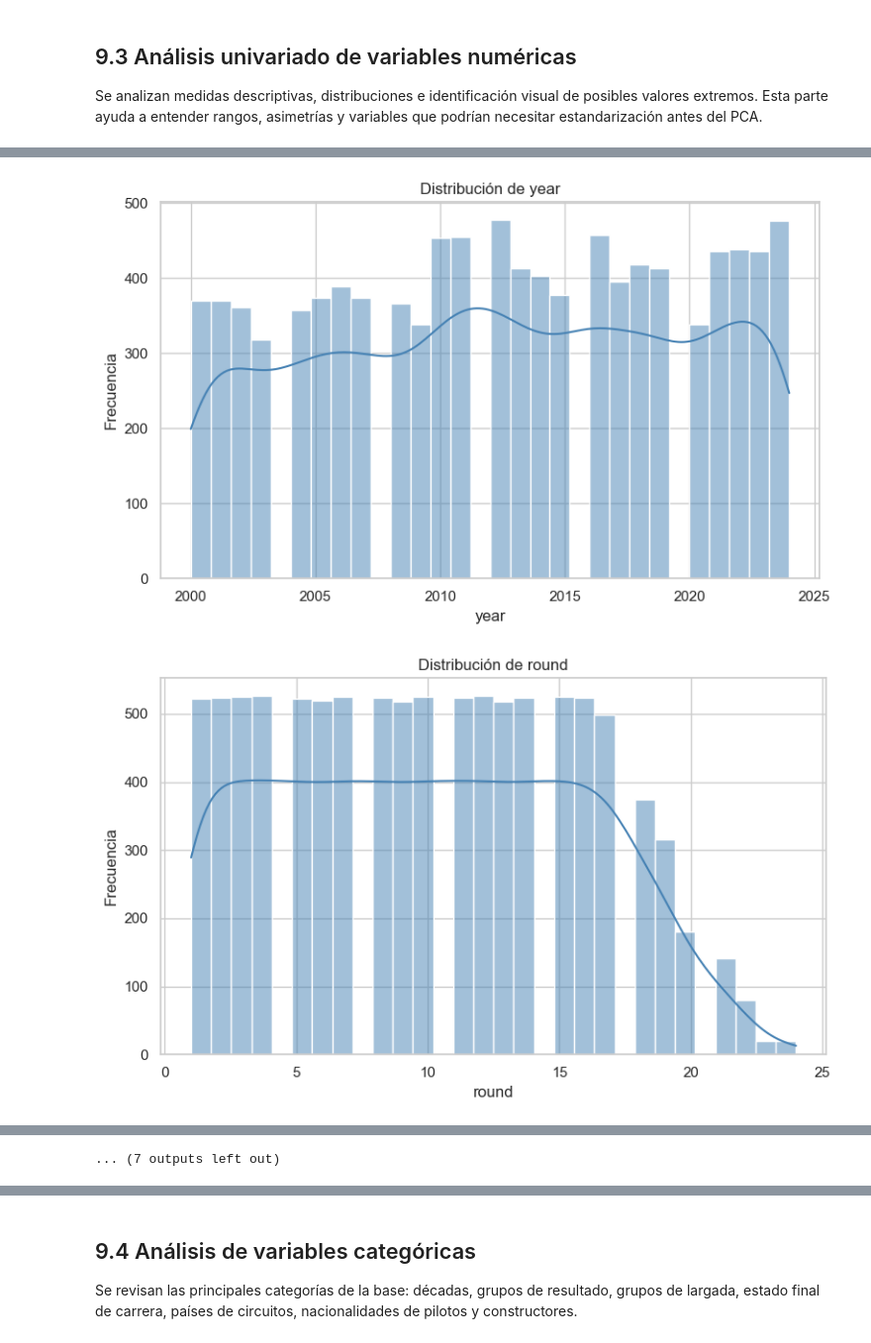
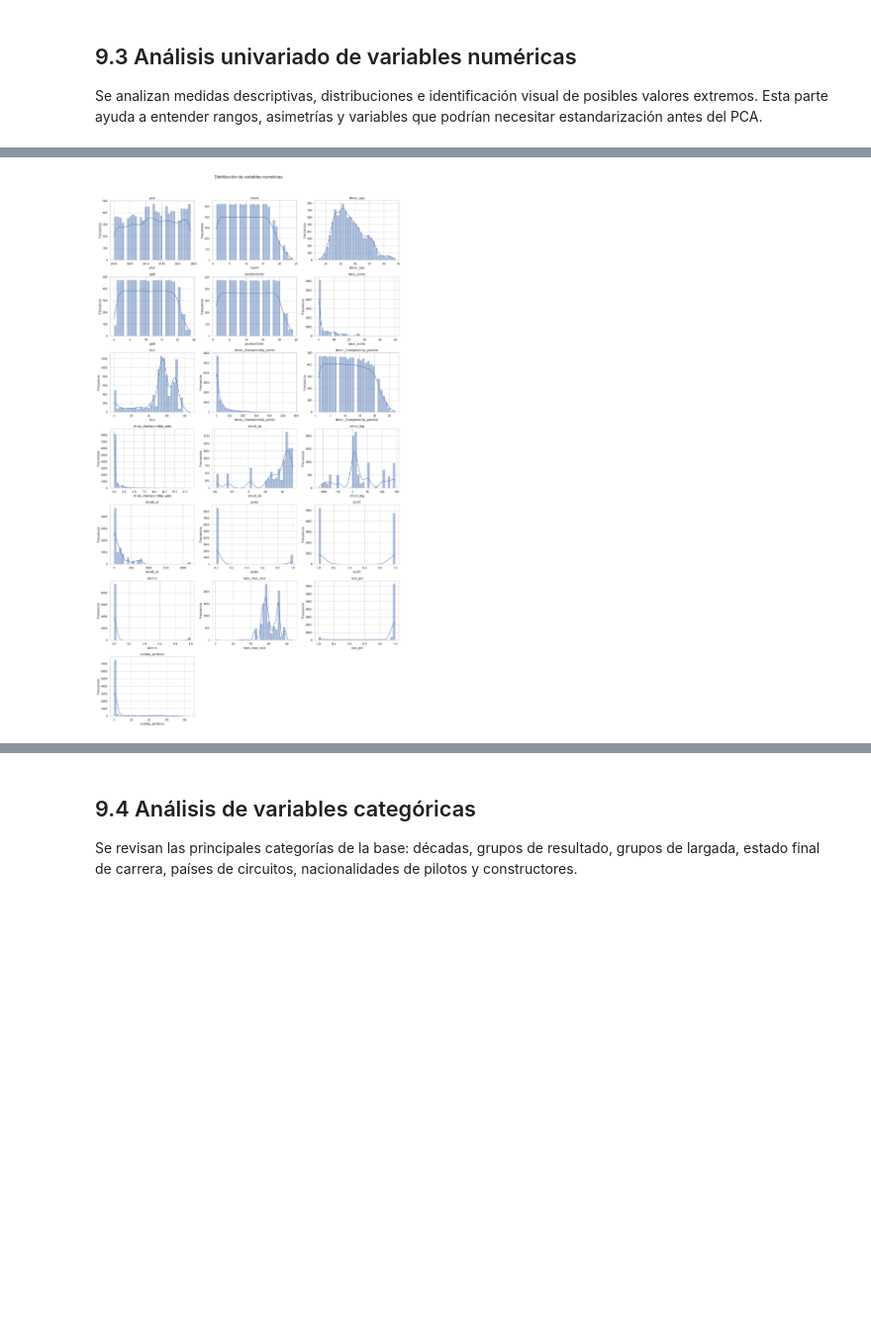
Before and after one commit to castillojuanignacio/Analisis-multivariado, a Jupyter notebook: notebooks/eda/EDA_corregido.ipynb, the cells around one changed output, grey strips where cells are left out. Shown at 99% size. Cells and saved outputs as stored; diff of their text form; code cells hidden in the pictures; blank space fills up the shorter version.

```diff
--- a/notebooks/eda/EDA_corregido.ipynb
+++ b/notebooks/eda/EDA_corregido.ipynb
@@ -1401,22 +1401,57 @@ descripcion_numerica.to_csv(DATA_PROCESSED / "formula1_descripcion_numerica_eda.
 | laps_pct | 10000.0 | 0.859 | 0.287 | 0.000 | 0.962 | 0.986 | 1.000 | 1.000 | 0 | ... |
 | vueltas_perdidas | 10000.0 | 8.644 | 17.827 | 0.000 | 0.000 | 1.000 | 2.000 | 87.000 | 0 | ... |
 # %%
-# Histogramas de variables numéricas
+# ============================================================
+# Histogramas de variables numéricas en una sola figura
+# ============================================================
 
-for col in variables_numericas_eda:
+variables_histogramas = [
+    col for col in variables_numericas_eda
+    if col in base_eda.columns
+]
+
+n_cols = 3
+n_rows = int(np.ceil(len(variables_histogramas) / n_cols))
+
+fig, axes = plt.subplots(
+    nrows=n_rows,
+    ncols=n_cols,
+    figsize=(16, 4 * n_rows)
+)
+
+axes = axes.flatten()
+
+for i, col in enumerate(variables_histogramas):
     serie = pd.to_numeric(base_eda[col], errors="coerce").dropna()
 
     if serie.empty:
+        axes[i].axis("off")
         continue
 
-    plt.figure(figsize=(8, 5))
-    sns.histplot(serie, bins=30, kde=True, color="steelblue")
-    plt.title(f"Distribución de {col}")
-    plt.xlabel(col)
-    plt.ylabel("Frecuencia")
-    plt.tight_layout()
-    plt.savefig(FIGURES_DIR / f"eda_histograma_{col}.png", dpi=300, bbox_inches="tight")
-    plt.show()
+    sns.histplot(
+        serie,
+        bins=30,
+        kde=True,
+        ax=axes[i]
+    )
+
+    axes[i].set_title(col)
+    axes[i].set_xlabel(col)
+    axes[i].set_ylabel("Frecuencia")
+
+# Apagar ejes vacíos si sobran lugares
+for j in range(i + 1, len(axes)):
+    axes[j].axis("off")
+
+plt.suptitle("Distribución de variables numéricas", fontsize=16, y=1.02)
+plt.tight_layout()
+
+plt.savefig(
+    FIGURES_DIR / "eda_histogramas_variables_numericas.png",
+    dpi=300,
+    bbox_inches="tight"
+)
+
+plt.show()
 # %% [output]
-[figure, old version]
+[figure, new version]
-[figure, removed]
@@ -1433 +1457,0 @@ for col in variables_numericas_eda:
-... (7 outputs left out)
```
Also changed, not shown: parts of 7 cells of this notebook.
